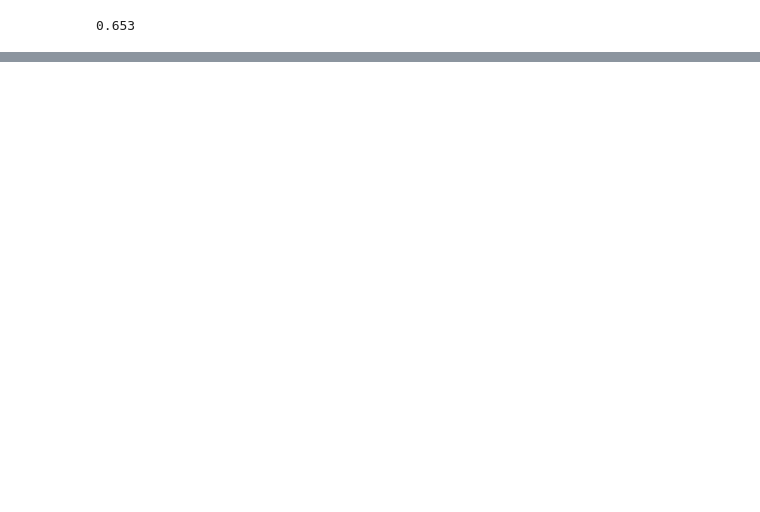
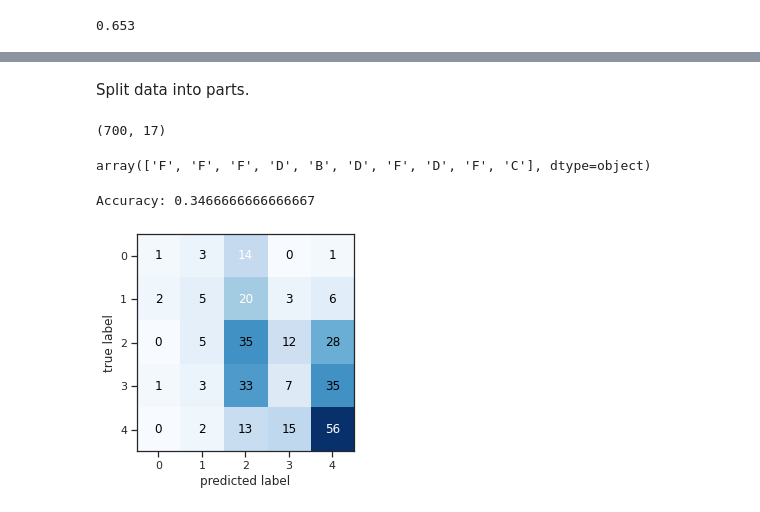
Before and after one commit to GKurek94/Data-Science-projects, a Jupyter notebook: Student_performance.ipynb, the cells around one changed output, grey strips where cells are left out. Saved outputs shown, nothing was run; the diff lists cells and outputs as text; code cells hidden in the pictures; blank space fills up the shorter version.

```diff
--- a/Student_performance.ipynb
+++ b/Student_performance.ipynb
@@ -149,0 +330,37 @@ df4.unstack(level=1).plot(kind='bar', subplots=False, title = "Precentage divers
+# %%
+df_flog = dff.copy()
+df_flog = df_flog.drop('score', axis=1)
+df_flog
+# %% [markdown]
+Split data into parts.
+# %%
+target = df_flog.pop('Letter_grade')
+df_log_dumies = pd.get_dummies(df_flog)
+data = df_log_dumies
+# %%
+from sklearn.model_selection import train_test_split
+x_train, x_test, y_train, y_test = train_test_split(data, target, test_size=0.3)
+print(x_train.shape)
+# %% [output]
+(700, 17)
+# %%
+from sklearn.linear_model import LogisticRegression
+
+log_reg = LogisticRegression()
+log_reg.fit(x_train, y_train)
+y_pred =log_reg.predict(x_test)
+y_pred[:10]
+# %% [output]
+array(['F', 'F', 'F', 'D', 'B', 'D', 'F', 'D', 'F', 'C'], dtype=object)
+# %%
+from sklearn.metrics import confusion_matrix
+from sklearn.metrics import accuracy_score
+from mlxtend.plotting import plot_confusion_matrix
+
+cm = confusion_matrix(y_test, y_pred)
+plot_confusion_matrix(cm)
+
+print(f'Accuracy: {accuracy_score(y_test, y_pred)}')
+# %% [output]
+Accuracy: 0.3466666666666667
+[figure, added]
```
Also changed, not shown: parts of 41 cells of this notebook.
